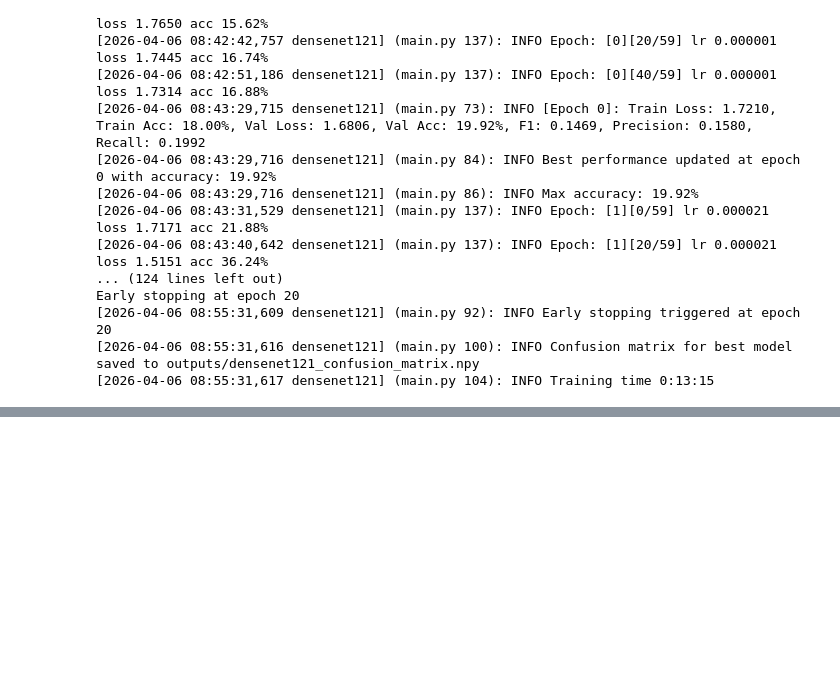
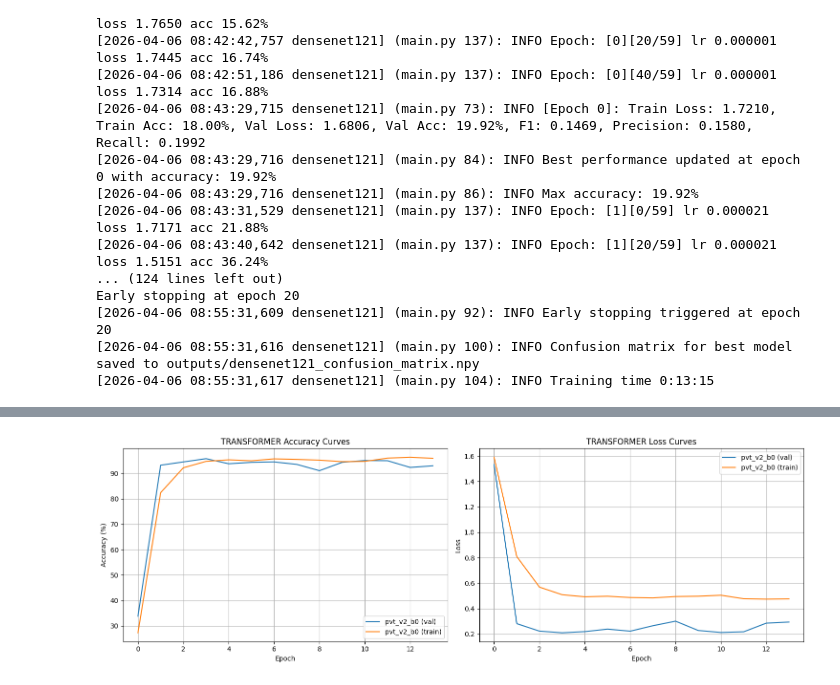
Before and after one commit to RanaAmr211/dl, a Jupyter notebook: main.ipynb, the cells around one changed output, grey strips where cells are left out. Cells and saved outputs as stored; diff of their text form; code cells hidden in the pictures; blank space fills up the shorter version.

```diff
--- a/main.ipynb
+++ b/main.ipynb
@@ -288,0 +440,4 @@ Early stopping at epoch 20
+# %%
+plot_learning_curves(all_metrics, 'TRANSFORMER')
+# %% [output]
+[figure, added]
```
Also changed, not shown: parts of 13 cells of this notebook, 12 other files.
